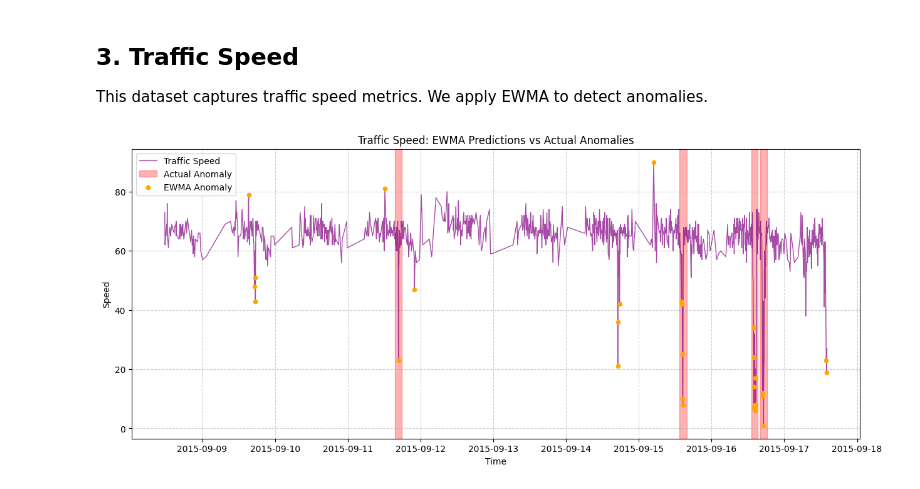
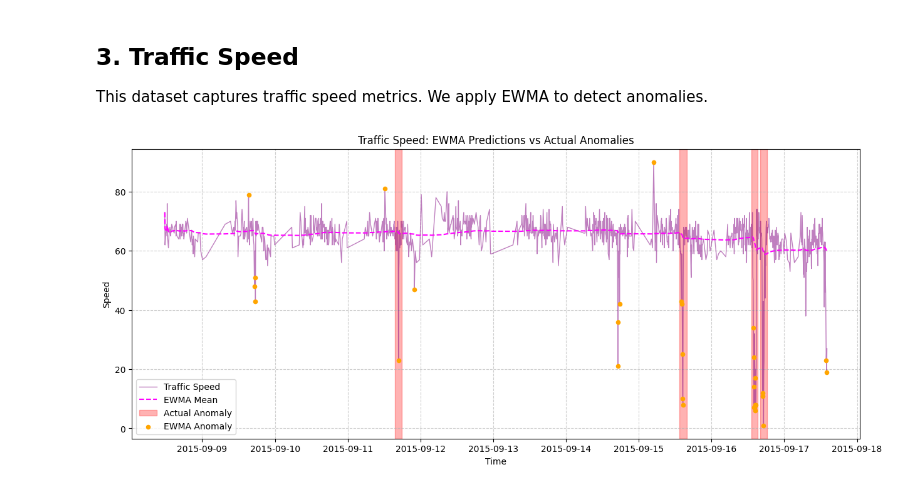
Before and after one commit to eugeneyp/ts-anomaly-detection-foundations, a Jupyter notebook: notebooks/02-3-statistical-ewma.ipynb, the cells around one changed output. Drawn from its saved outputs; the diff is of its cells as text; code cells hidden in the pictures.

```diff
--- a/notebooks/02-3-statistical-ewma.ipynb
+++ b/notebooks/02-3-statistical-ewma.ipynb
@@ -105,32 +107,33 @@ df3['timestamp'] = pd.to_datetime(df3['timestamp'])
 
 # EWMA implementation
 df3['ewma_mean'] = df3['value'].ewm(span=WINDOW_SIZE).mean()
 df3['ewma_std'] = df3['value'].ewm(span=WINDOW_SIZE).std()
 df3['ewma_z_score'] = (df3['value'] - df3['ewma_mean']) / df3['ewma_std']
 df3['anomaly_ewma'] = (df3['ewma_z_score'].abs() > 3).astype(int)
 
 # Extract the specific anomaly windows
 file_key3 = 'realTraffic/speed_7578.csv'
 anomaly_windows3 = labels.get(file_key3, [])
 
 plt.figure(figsize=(15, 6))
-plt.plot(df3['timestamp'], df3['value'], color='purple', linewidth=1, label='Traffic Speed', alpha=0.7)
+plt.plot(df3['timestamp'], df3['value'], color='purple', linewidth=1, label='Traffic Speed', alpha=0.5)
+plt.plot(df3['timestamp'], df3['ewma_mean'], color='magenta', linewidth=1.5, label='EWMA Mean', linestyle='--')
 
 # Highlight the actual anomaly windows in red
 for i, window_val in enumerate(anomaly_windows3):
     start_time = pd.to_datetime(window_val[0])
     end_time = pd.to_datetime(window_val[1])
     plt.axvspan(start_time, end_time, color='red', alpha=0.3, label='Actual Anomaly' if i == 0 else "")
 
 # Highlight EWMA predictions in orange
 anomalies3 = df3[df3['anomaly_ewma'] == 1]
 plt.scatter(anomalies3['timestamp'], anomalies3['value'], color='orange', s=20, label='EWMA Anomaly', zorder=5)
 
 plt.title('Traffic Speed: EWMA Predictions vs Actual Anomalies')
 plt.xlabel('Time')
 plt.ylabel('Speed')
 plt.grid(True, linestyle='--', alpha=0.6)
 plt.legend()
 plt.show()
 # %% [output]
-[figure, old version]
+[figure, new version]
```
Also changed, not shown: parts of 2 cells of this notebook.
